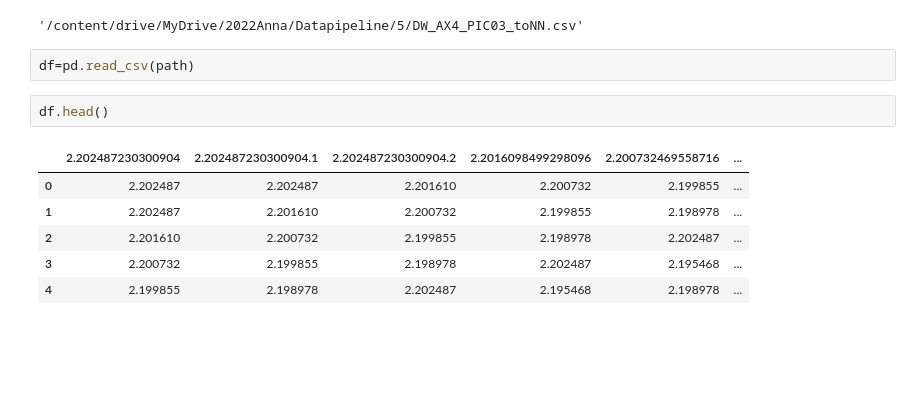
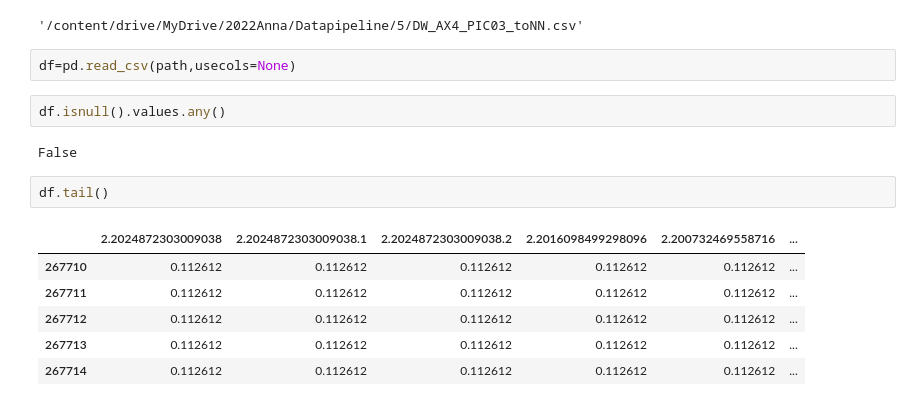
Before and after one commit to sipocz/pid_time_series, a Jupyter notebook: PID_Autoencoder.ipynb, the cells around one changed output. Saved outputs shown, nothing was run; the diff lists cells and outputs as text; blank space fills up the shorter version.

```diff
--- a/PID_Autoencoder.ipynb
+++ b/PID_Autoencoder.ipynb
@@ -32,13 +32,17 @@ path
 # %% [output]
 '/content/drive/MyDrive/2022Anna/Datapipeline/5/DW_AX4_PIC03_toNN.csv'
 # %%
-df=pd.read_csv(path)
+df=pd.read_csv(path,usecols=None)
+# %%
+df.isnull().values.any()
+# %% [output]
+False
 # %%
-df.head()
+df.tail()
 # %% [output]
-|  | 2.202487230300904 | 2.202487230300904.1 | 2.202487230300904.2 | 2.2016098499298096 | 2.200732469558716 | ... |
-| 0 | 2.202487 | 2.202487 | 2.201610 | 2.200732 | 2.199855 | ... |
-| 1 | 2.202487 | 2.201610 | 2.200732 | 2.199855 | 2.198978 | ... |
-| 2 | 2.201610 | 2.200732 | 2.199855 | 2.198978 | 2.202487 | ... |
-| 3 | 2.200732 | 2.199855 | 2.198978 | 2.202487 | 2.195468 | ... |
-| 4 | 2.199855 | 2.198978 | 2.202487 | 2.195468 | 2.198978 | ... |
+|  | 2.2024872303009038 | 2.2024872303009038.1 | 2.2024872303009038.2 | 2.2016098499298096 | 2.200732469558716 | ... |
+| 267710 | 0.112612 | 0.112612 | 0.112612 | 0.112612 | 0.112612 | ... |
+| 267711 | 0.112612 | 0.112612 | 0.112612 | 0.112612 | 0.112612 | ... |
+| 267712 | 0.112612 | 0.112612 | 0.112612 | 0.112612 | 0.112612 | ... |
+| 267713 | 0.112612 | 0.112612 | 0.112612 | 0.112612 | 0.112612 | ... |
+| 267714 | 0.112612 | 0.112612 | 0.112612 | 0.112612 | 0.112612 | ... |
```
Also changed, not shown: parts of 5 cells of this notebook.
